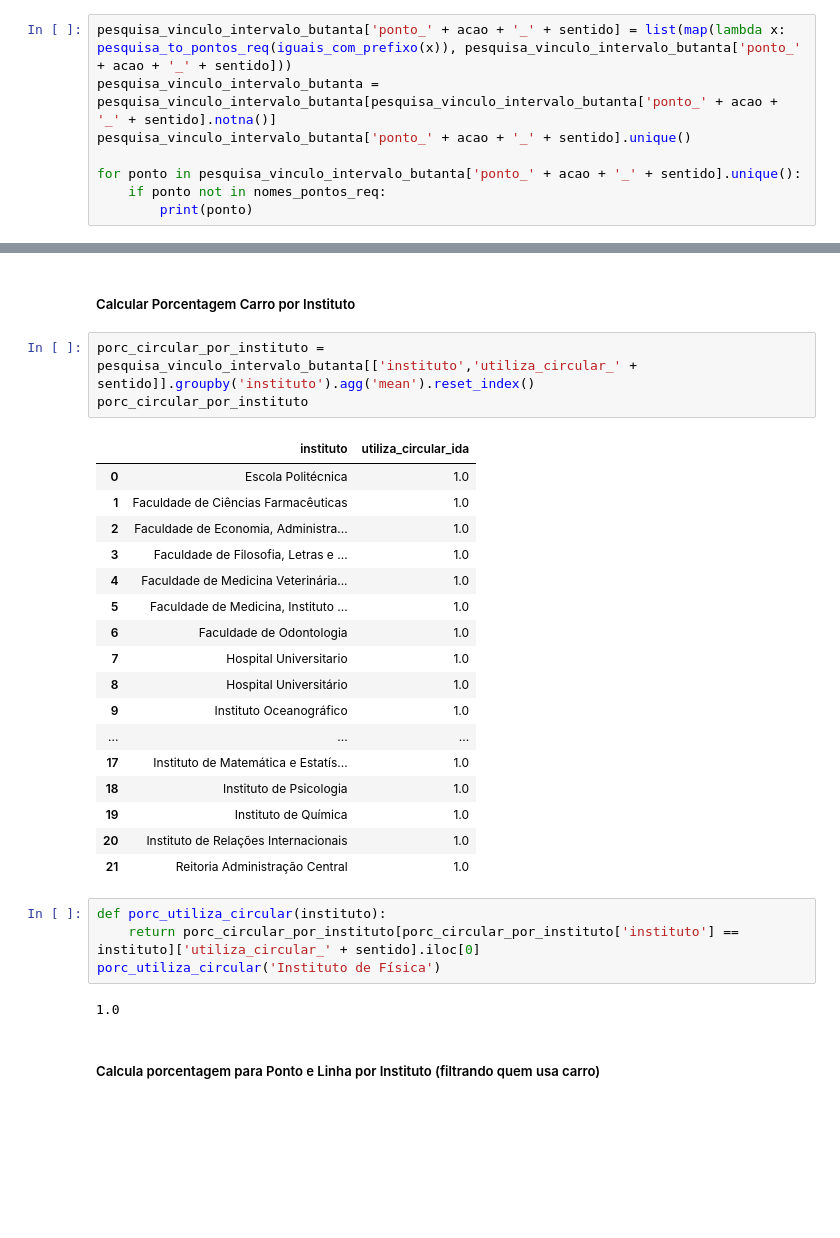
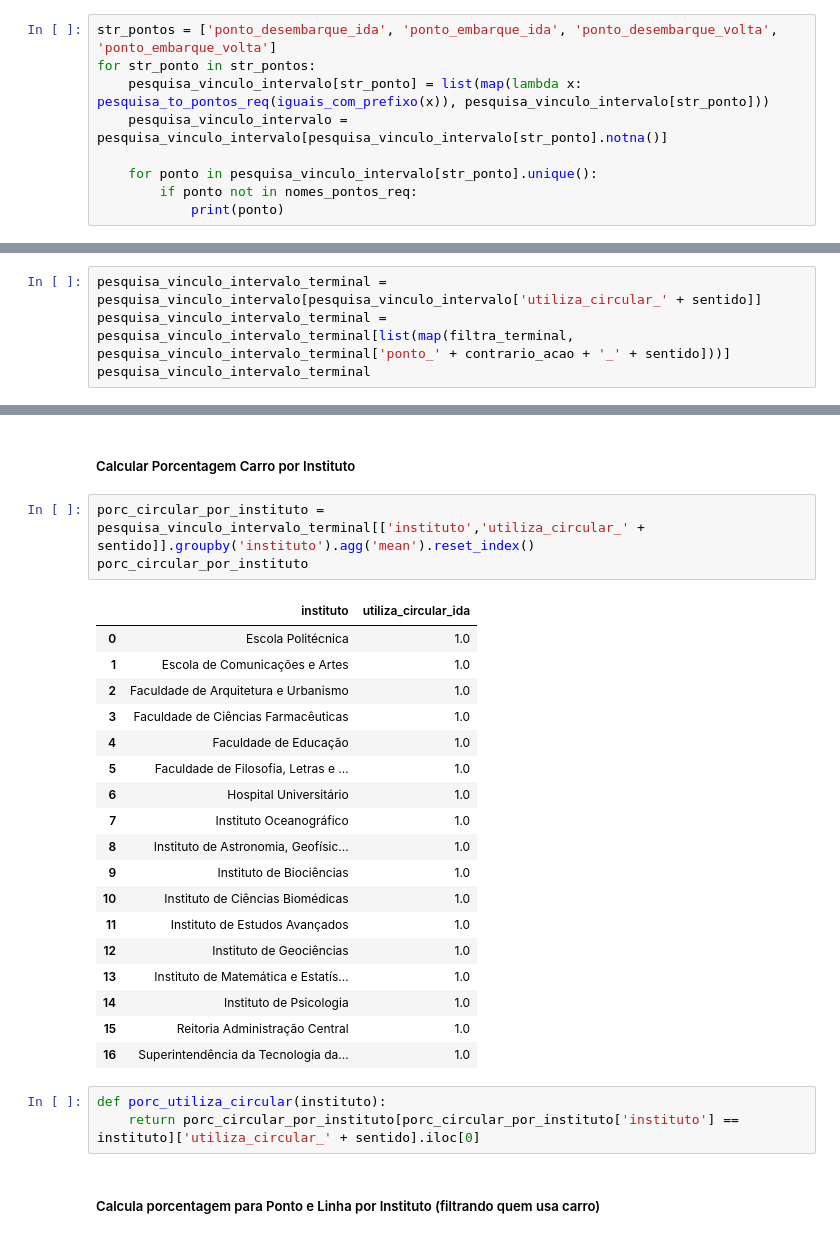
Before and after one commit to Circulares-USP/Crawler, a Jupyter notebook: import_demand.ipynb, the cells around one changed output, grey strips where cells are left out. Drawn from its saved outputs; the diff is of its cells as text; blank space fills up the shorter version.

```diff
--- a/import_demand.ipynb
+++ b/import_demand.ipynb
@@ -573,12 +573,13 @@ def pesquisa_to_pontos_req(x):
     else:
         return x
 # %%
-pesquisa_vinculo_intervalo_butanta['ponto_' + acao + '_' + sentido] = list(map(lambda x: pesquisa_to_pontos_req(iguais_com_prefixo(x)), pesquisa_vinculo_intervalo_butanta['ponto_' + acao + '_' + sentido]))
-pesquisa_vinculo_intervalo_butanta = pesquisa_vinculo_intervalo_butanta[pesquisa_vinculo_intervalo_butanta['ponto_' + acao + '_' + sentido].notna()]
-pesquisa_vinculo_intervalo_butanta['ponto_' + acao + '_' + sentido].unique()
+str_pontos = ['ponto_desembarque_ida', 'ponto_embarque_ida', 'ponto_desembarque_volta', 'ponto_embarque_volta']
+for str_ponto in str_pontos:
+    pesquisa_vinculo_intervalo[str_ponto] = list(map(lambda x: pesquisa_to_pontos_req(iguais_com_prefixo(x)), pesquisa_vinculo_intervalo[str_ponto]))
+    pesquisa_vinculo_intervalo = pesquisa_vinculo_intervalo[pesquisa_vinculo_intervalo[str_ponto].notna()]
 
-for ponto in pesquisa_vinculo_intervalo_butanta['ponto_' + acao + '_' + sentido].unique():
-    if ponto not in nomes_pontos_req:
-        print(ponto)
+    for ponto in pesquisa_vinculo_intervalo[str_ponto].unique():
+        if ponto not in nomes_pontos_req:
+            print(ponto)
 # %% [output]
 IEE
@@ -587,0 +617,4 @@ Reitoria - Antiga, Ponto dos Restaurantes
+# %%
+pesquisa_vinculo_intervalo_terminal = pesquisa_vinculo_intervalo[pesquisa_vinculo_intervalo['utiliza_circular_' + sentido]]
+pesquisa_vinculo_intervalo_terminal = pesquisa_vinculo_intervalo_terminal[list(map(filtra_terminal, pesquisa_vinculo_intervalo_terminal['ponto_' + contrario_acao + '_' + sentido]))]
+pesquisa_vinculo_intervalo_terminal
@@ -588,32 +639,30 @@ Reitoria - Antiga, Ponto dos Restaurantes
 # %% [markdown]
 ##### Calcular Porcentagem Carro por Instituto
 # %%
-porc_circular_por_instituto = pesquisa_vinculo_intervalo_butanta[['instituto','utiliza_circular_' + sentido]].groupby('instituto').agg('mean').reset_index()
+porc_circular_por_instituto = pesquisa_vinculo_intervalo_terminal[['instituto','utiliza_circular_' + sentido]].groupby('instituto').agg('mean').reset_index()
 porc_circular_por_instituto
 # %% [output]
 |  | instituto | utiliza_circular_ida |
 | 0 | Escola Politécnica | 1.0 |
-| 1 | Faculdade de Ciências Farmacêuticas | 1.0 |
-| 2 | Faculdade de Economia, Administra... | 1.0 |
-| 3 | Faculdade de Filosofia, Letras e ... | 1.0 |
-| 4 | Faculdade de Medicina Veterinária... | 1.0 |
-| 5 | Faculdade de Medicina, Instituto ... | 1.0 |
-| 6 | Faculdade de Odontologia | 1.0 |
-| 7 | Hospital Universitario | 1.0 |
-| 8 | Hospital Universitário | 1.0 |
-| 9 | Instituto Oceanográfico | 1.0 |
-| ... | ... | ... |
-| 17 | Instituto de Matemática e Estatís... | 1.0 |
-| 18 | Instituto de Psicologia | 1.0 |
-| 19 | Instituto de Química | 1.0 |
-| 20 | Instituto de Relações Internacionais | 1.0 |
-| 21 | Reitoria Administração Central | 1.0 |
+| 1 | Escola de Comunicações e Artes | 1.0 |
+| 2 | Faculdade de Arquitetura e Urbanismo | 1.0 |
+| 3 | Faculdade de Ciências Farmacêuticas | 1.0 |
+| 4 | Faculdade de Educação | 1.0 |
+| 5 | Faculdade de Filosofia, Letras e ... | 1.0 |
+| 6 | Hospital Universitário | 1.0 |
+| 7 | Instituto Oceanográfico | 1.0 |
+| 8 | Instituto de Astronomia, Geofísic... | 1.0 |
+| 9 | Instituto de Biociências | 1.0 |
+| 10 | Instituto de Ciências Biomédicas | 1.0 |
+| 11 | Instituto de Estudos Avançados | 1.0 |
+| 12 | Instituto de Geociências | 1.0 |
+| 13 | Instituto de Matemática e Estatís... | 1.0 |
+| 14 | Instituto de Psicologia | 1.0 |
+| 15 | Reitoria Administração Central | 1.0 |
+| 16 | Superintendência da Tecnologia da... | 1.0 |
 # %%
 def porc_utiliza_circular(instituto):
     return porc_circular_por_instituto[porc_circular_por_instituto['instituto'] == instituto]['utiliza_circular_' + sentido].iloc[0]
-porc_utiliza_circular('Instituto de Física')
-# %% [output]
-1.0
 # %% [markdown]
 ##### Calcula porcentagem para Ponto e Linha por Instituto (filtrando quem usa carro)
 # %%
```
Also changed, not shown: parts of 21 cells of this notebook.
